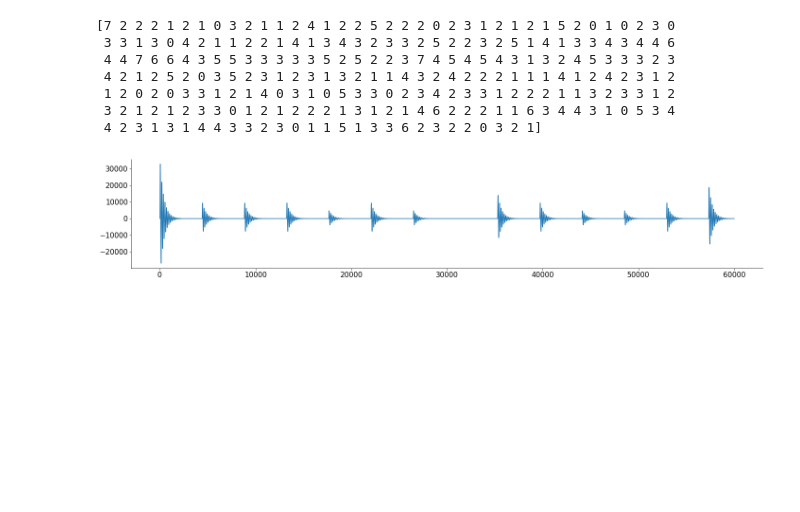
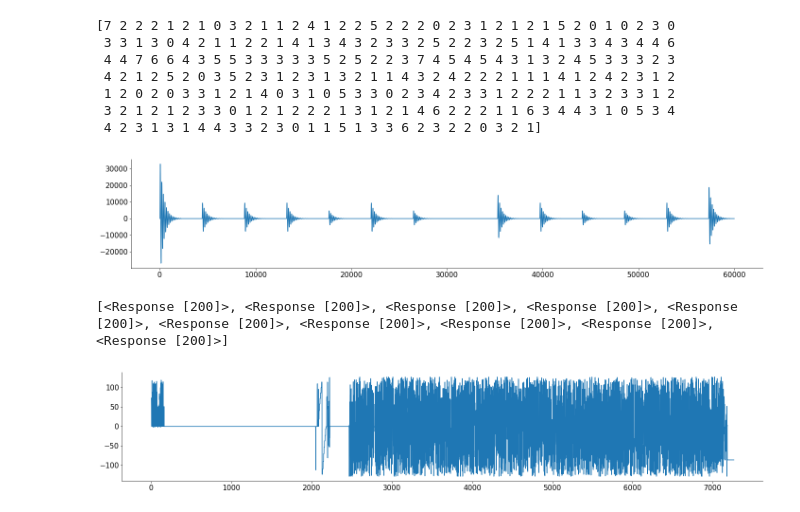
Before and after one commit to mabdelhack/steinmetz_beatbox, a Jupyter notebook: steinmetz_beatbox.ipynb, the cells around one changed output. Cells and saved outputs as stored; diff of their text form; code cells hidden in the pictures; blank space fills up the shorter version.

```diff
--- a/steinmetz_beatbox.ipynb
+++ b/steinmetz_beatbox.ipynb
@@ -156,3 +156,30 @@ play_obj.wait_done()
 from scipy.io.wavfile import write
 
 write('steinmetz_beatbox1.wav', fs, audio)  # Save as WAV file
+# %%
+beatbox_urls = []
+beatbox_urls.append('http://dight310.byu.edu/media/audio/FreeLoops.com/1/1/Beat%20Box%20Kick%202-3171-Free-Loops.com.mp3')
+beatbox_urls.append('http://dight310.byu.edu/media/audio/FreeLoops.com/1/1/Beat%20Box%20Drum%20Snare-5010-Free-Loops.com.mp3')
+beatbox_urls.append('http://dight310.byu.edu/media/audio/FreeLoops.com/1/1/Beat%20Box%20Kick%202-6030-Free-Loops.com.mp3')
+beatbox_urls.append('http://dight310.byu.edu/media/audio/FreeLoops.com/1/1/Beat%20Box%20Kick%205-3180-Free-Loops.com.mp3')
+beatbox_urls.append('http://dight310.byu.edu/media/audio/FreeLoops.com/1/1/Beat%20Box%20Hat%201-3186-Free-Loops.com.mp3')
+beatbox_urls.append('http://dight310.byu.edu/media/audio/FreeLoops.com/1/1/BeatBox%20Kick%20Sound-21504-Free-Loops.com.mp3')
+beatbox_urls.append('http://dight310.byu.edu/media/audio/FreeLoops.com/1/1/Beat%20Box%20Kick%203-3174-Free-Loops.com.mp3')
+beatbox_urls.append('http://dight310.byu.edu/media/audio/FreeLoops.com/1/1/Beat%20Box%20Kick%203-6033-Free-Loops.com.mp3')
+beatbox_urls.append('http://dight310.byu.edu/media/audio/FreeLoops.com/1/1/Beat%20Box%20Drum%20Kick-5007-Free-Loops.com.mp3')
+beatbox_urls.append('http://dight310.byu.edu/media/audio/FreeLoops.com/1/1/Beat%20Box%20Kick%20Bass-21399-Free-Loops.com.mp3')
+
+sounds = []
+for j in range(len(beatbox_urls)):
+    try:
+      sounds.append(requests.get(beatbox_urls[j]))
+    except requests.ConnectionError:
+      print("!!! Failed to download data !!!")
+    else:
+      if r.status_code != requests.codes.ok:
+        print("!!! Failed to download data !!!")
+      else:
+        with open(fname[j], "wb") as fid:
+          fid.write(r.content)
+# %% [output]
+[<Response [200]>, <Response [200]>, <Response [200]>, <Response [200]>, <Response [200]>, <Response [200]>, <Response [200]>, <Response [200]>, <Response [200]>, <Response [200]>]
@@ -158,0 +189,8 @@ write('steinmetz_beatbox1.wav', fs, audio)  # Save as WAV file
+# %%
+import struct
+x = struct.unpack("{}b".format(len(sounds[0].content)), sounds[0].content)
+# %%
+plt.plot(x)
+plt.show()
+# %% [output]
+[figure, added]
```
Also changed, not shown: parts of 1 cell of this notebook.
